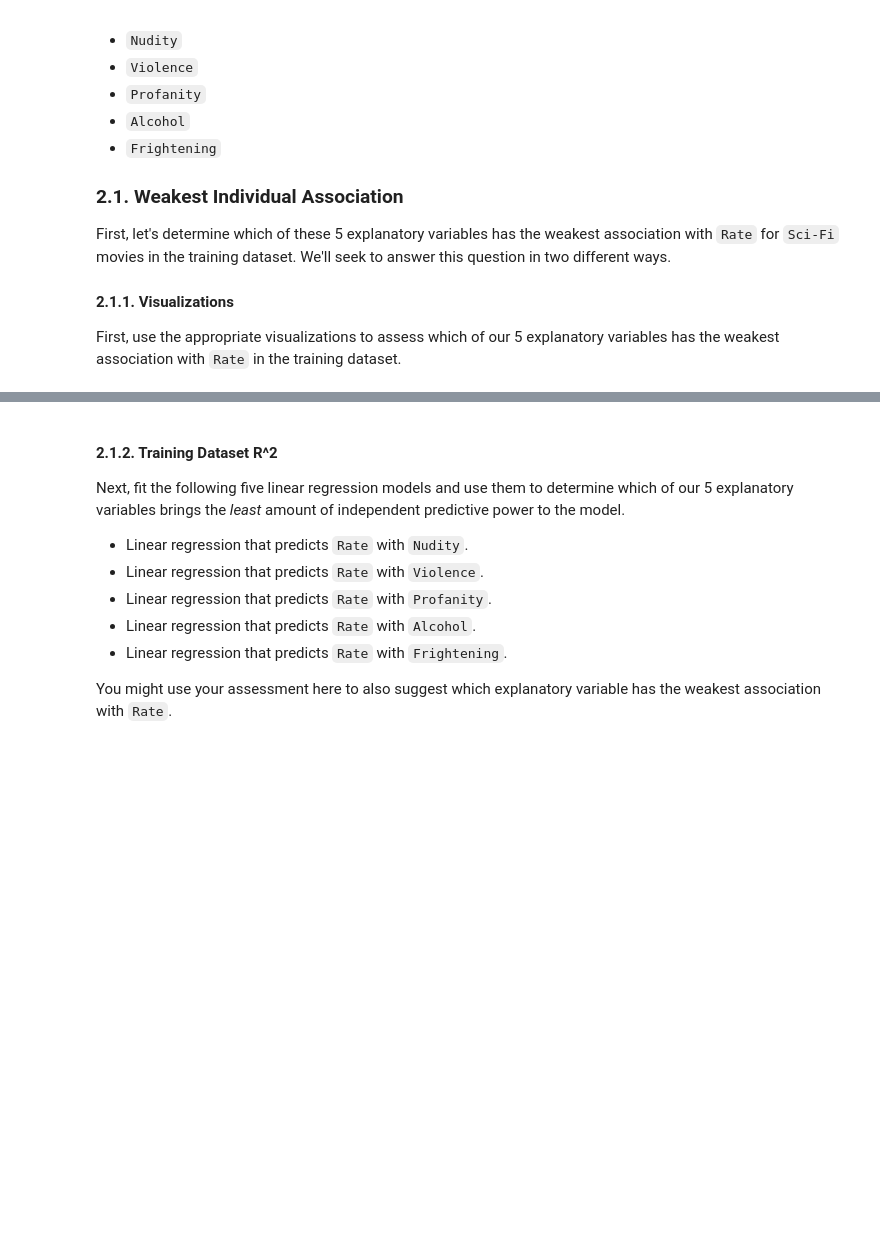
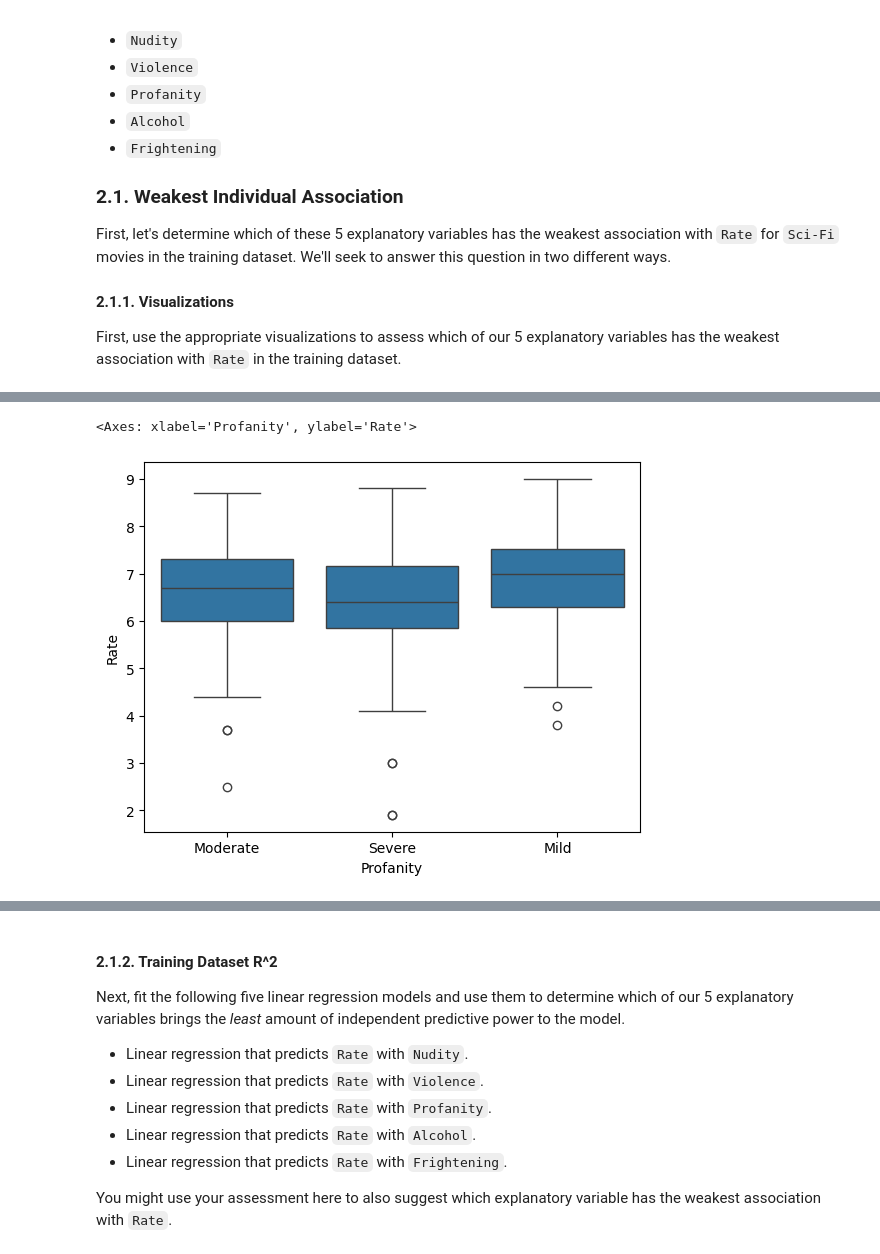
Before and after one commit to ryguy2k4/stat207, a Jupyter notebook: lab_07/lab_07_individual.ipynb, the cells around one changed output, grey strips where cells are left out. Drawn from its saved outputs; the diff is of its cells as text; code cells hidden in the pictures; blank space fills up the shorter version.

```diff
--- a/lab_07/lab_07_individual.ipynb
+++ b/lab_07/lab_07_individual.ipynb
@@ -164,0 +212,5 @@ First, use the appropriate visualizations to assess which of our 5 explanatory v
+# %%
+sns.boxplot(x="Profanity",y="Rate",data=df)
+# %% [output]
+<Axes: xlabel='Profanity', ylabel='Rate'>
+[figure, added]
```
Also changed, not shown: parts of 25 cells of this notebook, 1 other file.
